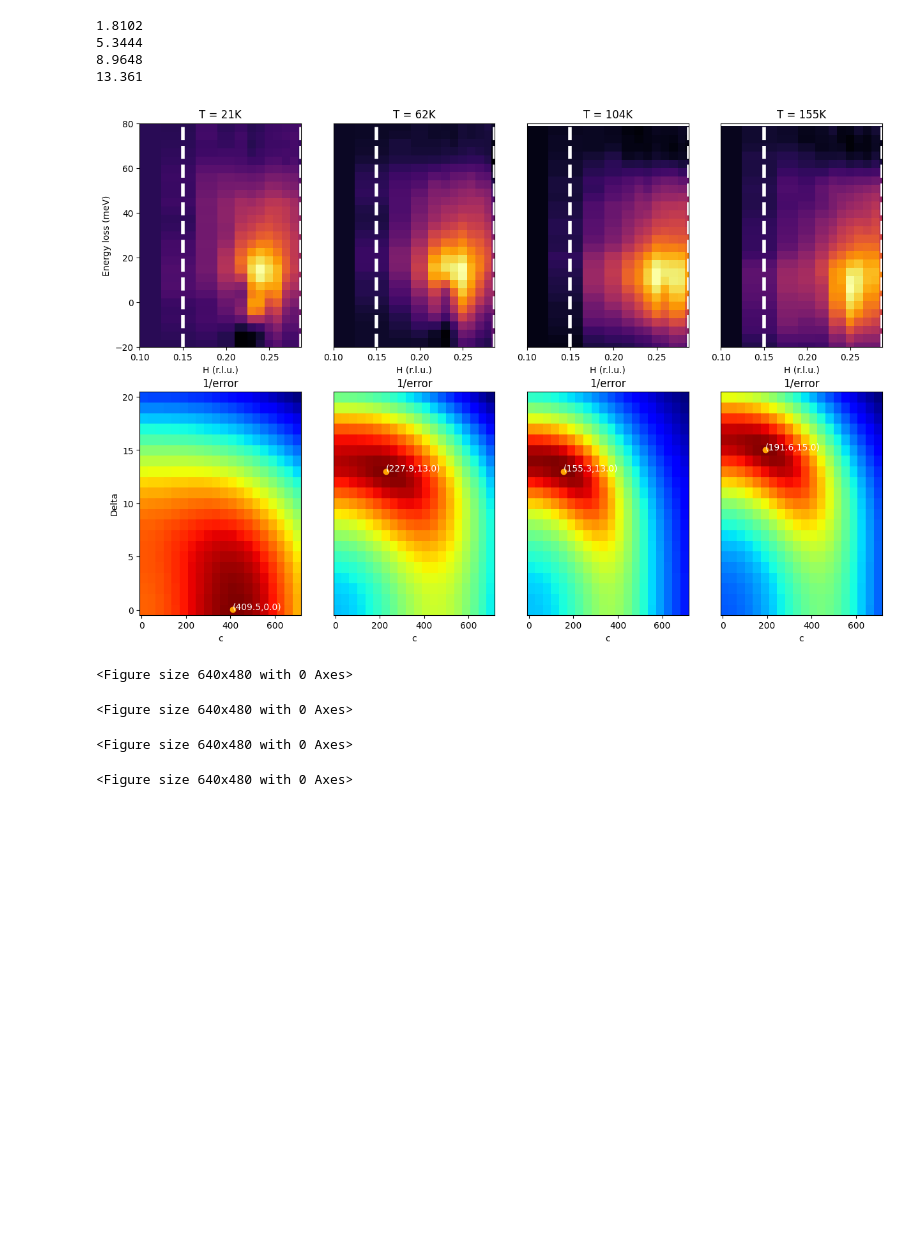
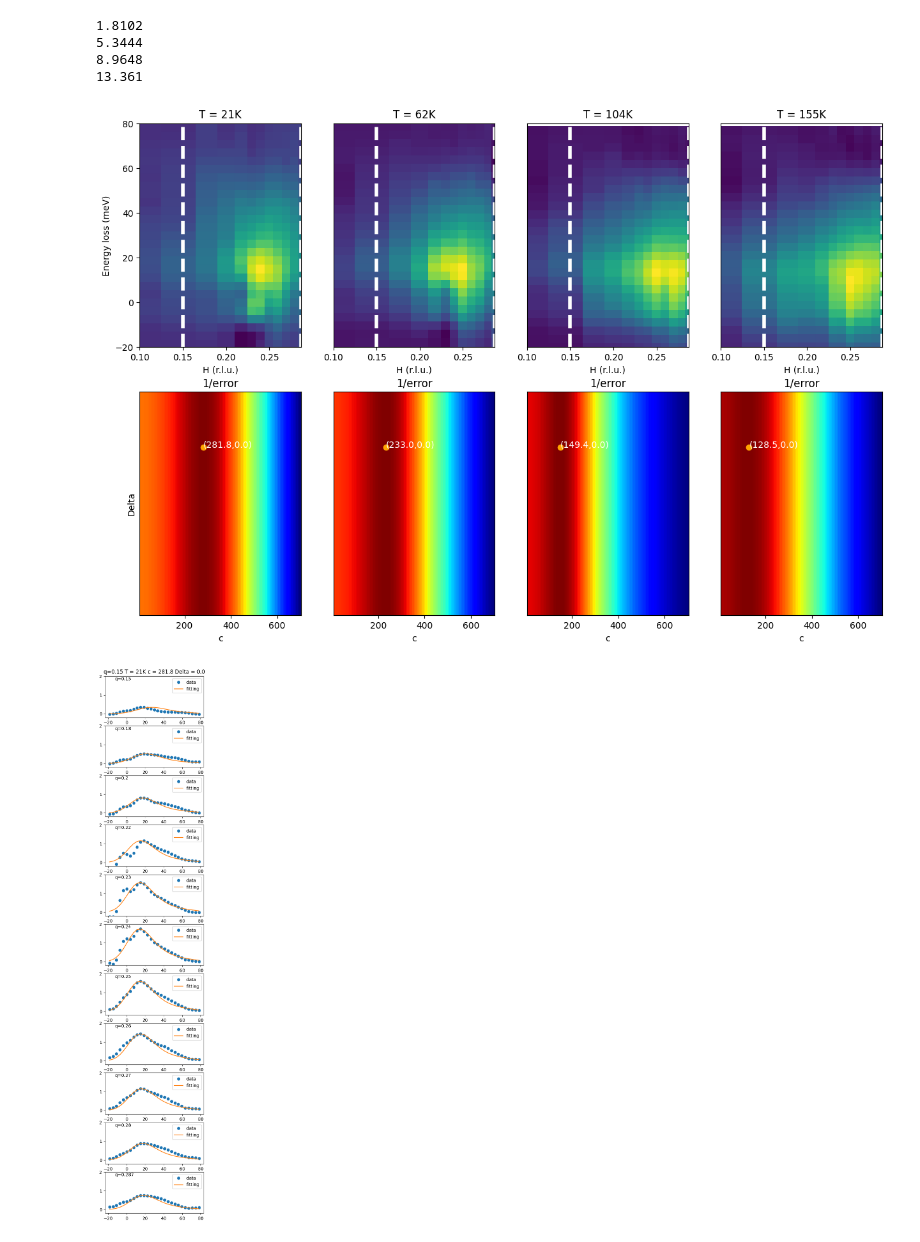
Before and after one commit to HongXunyang/lesco_project, a Jupyter notebook: global_fit_process.ipynb, the cells around one changed output. Drawn from its saved outputs; the diff is of its cells as text; code cells hidden in the pictures; blank space fills up the shorter version.

```diff
--- a/global_fit_process.ipynb
+++ b/global_fit_process.ipynb
@@ -21,5 +44,0 @@ with open(folder+filename, 'rb') as input_file:
-# %%
-def chi_square(z_data,z_fitting):
-    diff = z_data - z_fitting
-    diff_square = diff**2
-    return np.sum(diff_square)
@@ -55,21 +110,19 @@ array([0.05 , 0.1  , 0.15 , 0.18 , 0.2  , 0.22 , 0.23 , 0.24 , 0.25 ,
 # %%
-c_set = np.linspace(10,700,20)
-Delta_set = np.linspace(0.01,20,21)
+c_set = np.linspace(10,700,100)
+Delta_set = np.linspace(0.01,0.012,2)
 q_list =  exp.q_list
 q_interest_list = [2,3,4,5,6,7,8,9,10,11,12]
 chi_mesh = np.zeros((len(c_set),len(Delta_set)))
-Gamma = 20
+Gamma_set = [19,22.6,23.6,24.8]
 
 energy_min = -20
 energy_max = 80
 
-
-
-
 fig4, ax4 = plt.subplots(2,4,figsize=(15,10))
-#fig2, ax2 = plt.subplots(len(q_interest_list),1,figsize=(5,2*len(q_interest_list)))
+c_best_list = np.zeros(4)
 
 for temperature_index in range(4):
+    Gamma = Gamma_set[temperature_index]
     temperature_char = exp._temperature_list_string[temperature_index]
     temperature = exp._temperature_list_K[temperature_index]
     temperature_meV = exp._temperature_list_meV[temperature_index]
@@ -77,13 +130,13 @@ for temperature_index in range(4):
     # load data
     x= exp.Pure_CDF_data[temperature_char]['x']
     y_temp = exp.Pure_CDF_data[temperature_char]['y']
-    cdf_temp = exp.Pure_CDF_data[temperature_char]['Z_extra_subtracted']
+    cdf_temp = exp.Pure_CDF_data[temperature_char]['Z_subtracted']
     X,Y = np.meshgrid(x,y_temp)
     y = y_temp[(y_temp > energy_min)&(y_temp<energy_max)]
+    sigma = np.ones(len(y))
+    sigma[(y>10)&(y<25)]=0.3
     arg_list = np.argwhere((y_temp>energy_min)&(y_temp<energy_max))
     cdf = cdf_temp[arg_list[0][0]:arg_list[-1][0]+1,:]
-
-
 
     for c_index, c in enumerate(c_set):
         for Delta_index, Delta in enumerate(Delta_set):
@@ -91,55 +144,73 @@ for temperature_index in range(4):
             sum_chi_square = 0
             for q_index, q in enumerate(q_list):
                 z_data = cdf[:,q_index]
-                z_fitting = mf.fun_S_convoluted(x[q_index],y, c_set[c_index], np.max(cdf[:,q_index]), Gamma, Delta_set[Delta_index], temperature_meV)
+                p0 = [x[q_index],c_set[c_index],np.max(cdf[:,q_index]), Gamma, Delta_set[Delta_index], temperature_meV]
+                epsilon = 0.0001
+                bounds = ([x[q_index]-epsilon,c_set[c_index]-epsilon,0, Gamma-epsilon, Delta_set[Delta_index]-epsilon, temperature_meV-epsilon],\
+                          [x[q_index]+epsilon,c_set[c_index]+epsilon,5, Gamma+epsilon, Delta_set[Delta_index]+epsilon, temperature_meV+epsilon])
+                #popt, pcov = curve_fit(fun_S_convoluted, y, z_data, p0 = p0, bounds=bounds, sigma=sigma)
+                #intensity = popt[2]
+                #z_fitting = fun_S_convoluted(y,x[q_index], c_set[c_index], intensity, Gamma, Delta_set[Delta_index], temperature_meV)
+                z_fitting = mf.fun_S_convoluted_new(y,x[q_index], c_set[c_index], np.max(z_data), Gamma, Delta_set[Delta_index], temperature_meV)
                 if q_index in q_interest_list:
-                    #ax2[i_plot].plot(y,z_data,'o')
-                    #ax2[i_plot].plot(y,z_fitting,linewidth=4, alpha = 0.7)
-                    #ax2[i_plot].set_title('q = '+str(q))
-                    sum_chi_square = sum_chi_square + chi_square(z_data,z_fitting)
-                    #if q_index != 12: ax2[i_plot].set_xticks([])
-                    #i_plot = i_plot + 1
-
+                    sum_chi_square = sum_chi_square + chi_square(z_data,z_fitting,sigma)
                 chi_mesh[c_index,Delta_index] = np.sqrt(sum_chi_square)
 
     # plot the 3d surface and the pcolor plot of chi_square
-    fig3 = plt.figure()
     C,D = np.meshgrid(c_set,Delta_set)
-
-    ax4[0][temperature_index].pcolor(x,y,cdf,cmap='inferno')
+    X,Y = np.meshgrid(x,y)
+    ax4[0][temperature_index].pcolor(X,Y,cdf)
     ax4[0][temperature_index].set_xlim([0.1,0.287])
     ax4[0][temperature_index].set_ylim([energy_min,energy_max])
     ax4[0][temperature_index].set_xlabel('H (r.l.u.)')
     ax4[0][temperature_index].set_yticks([])
+    #ax4[0][temperature_index].set_ylim([3,80])
     ax4[0][temperature_index].set_title('T = '+str(exp.temperature_list_K[temperature_index])+'K')
     ax4[0][temperature_index].axvline(x=q_list[q_interest_list[0]], color='white', linewidth=4, linestyle='--')
     ax4[0][temperature_index].axvline(x=q_list[q_interest_list[-1]], color='white', linewidth=4, linestyle='--')
     reward = 1/chi_mesh.T
     ax4[1][temperature_index].pcolor(C,D,reward,cmap='jet')
     ax4[1][temperature_index].set_xlabel('c')
     ax4[1][temperature_index].set_yticks([])
     if temperature_index == 0:
         ax4[0][temperature_index].set_ylabel('Energy loss (meV)')
         ax4[0][temperature_index].set_yticks([energy_min,0,20,40,60,energy_max])
         ax4[1][temperature_index].set_ylabel('Delta')
         ax4[1][temperature_index].set_yticks([0,5,10,15,20])
 
     ax4[1][temperature_index].set_title('1/error')
     # find the highest reward, put a orange there
     max_index = np.argwhere(reward == np.max(reward))
     ax4[1][temperature_index].scatter(C[reward==np.max(reward)],D[reward==np.max(reward)],color='orange')
     # write the c and delta coordinate as a text on the figure. keep only 1 decimal
     ax4[1][temperature_index].text(C[reward==np.max(reward)],D[reward==np.max(reward)],'('+str(round(C[reward==np.max(reward)][0],1))+','+str(round(D[reward==np.max(reward)][0],1))+')',color='white')
+    #plot colorbar
+    # fig3.colorbar(ax4[1][temperature_index].pcolor(C,D,reward,cmap='jet'),ax=ax4[1][temperature_index])
+    # find the best c and Delta
+    c_best = C[reward==np.max(reward)][0]
+    c_best_list[temperature_index] = c_best
+    Delta_best = D[reward==np.max(reward)][0]
+    fig, ax = plt.subplots(len(q_interest_list),1,figsize=(4,2*len(q_interest_list)))
+    k=0
+
+    for ii,q in enumerate(q_list):
+        if ii not in q_interest_list: continue
+        ax[k].plot(y,cdf[:,ii],'o',label='data')
+        ax[k].plot(y,mf.fun_S_convoluted_new(y, q, c_best, np.max(cdf[:,ii]), Gamma, Delta_best, temperature_meV),label='fitting')
+        if k ==0: ax[k].set_title('q='+str(q) + ' T = '+str(temperature)+'K' + ' c = '+str(round(c_best,1)) + ' Delta = '+str(round(Delta_best,1)))
+        ax[k].legend()
+        # add a text to show the q value
+        ax[k].text(0.1,0.9,'q='+str(q),transform=ax[k].transAxes)
+        ax[k].set_ylim([-0.2,2])
+        k=k+1
+
 
 # save fig4
 #fig4.savefig('figures/global_fit.jpg',dpi = 200)
 # %% [output]
 1.8102
 5.3444
 8.9648
 13.361
-[figure, old version]
+[figure, new version]
-<Figure size 640x480 with 0 Axes>
-<Figure size 640x480 with 0 Axes>
-<Figure size 640x480 with 0 Axes>
-<Figure size 640x480 with 0 Axes>
+[figure, added]
```
Also changed, not shown: parts of 12 cells of this notebook, 19 other files.
